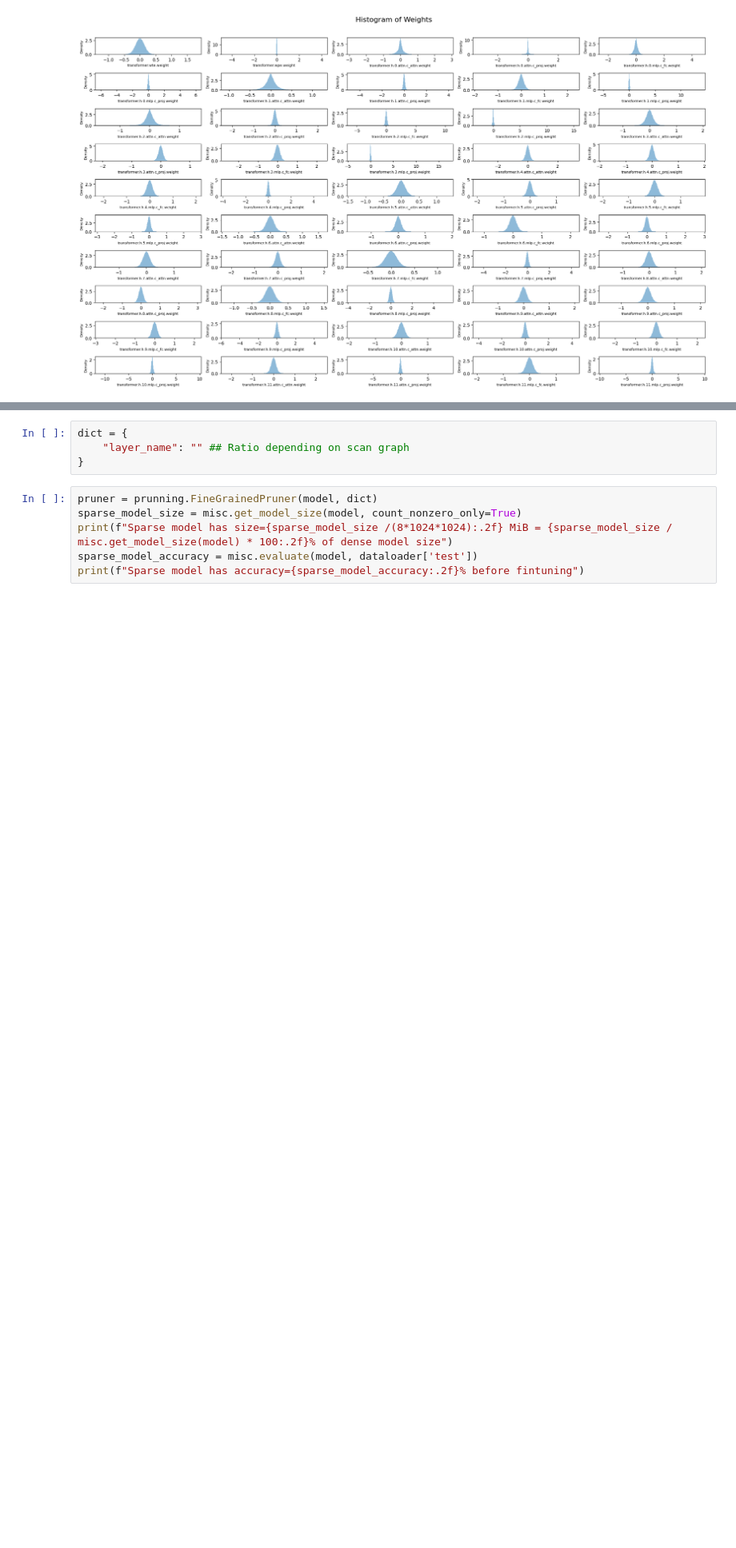
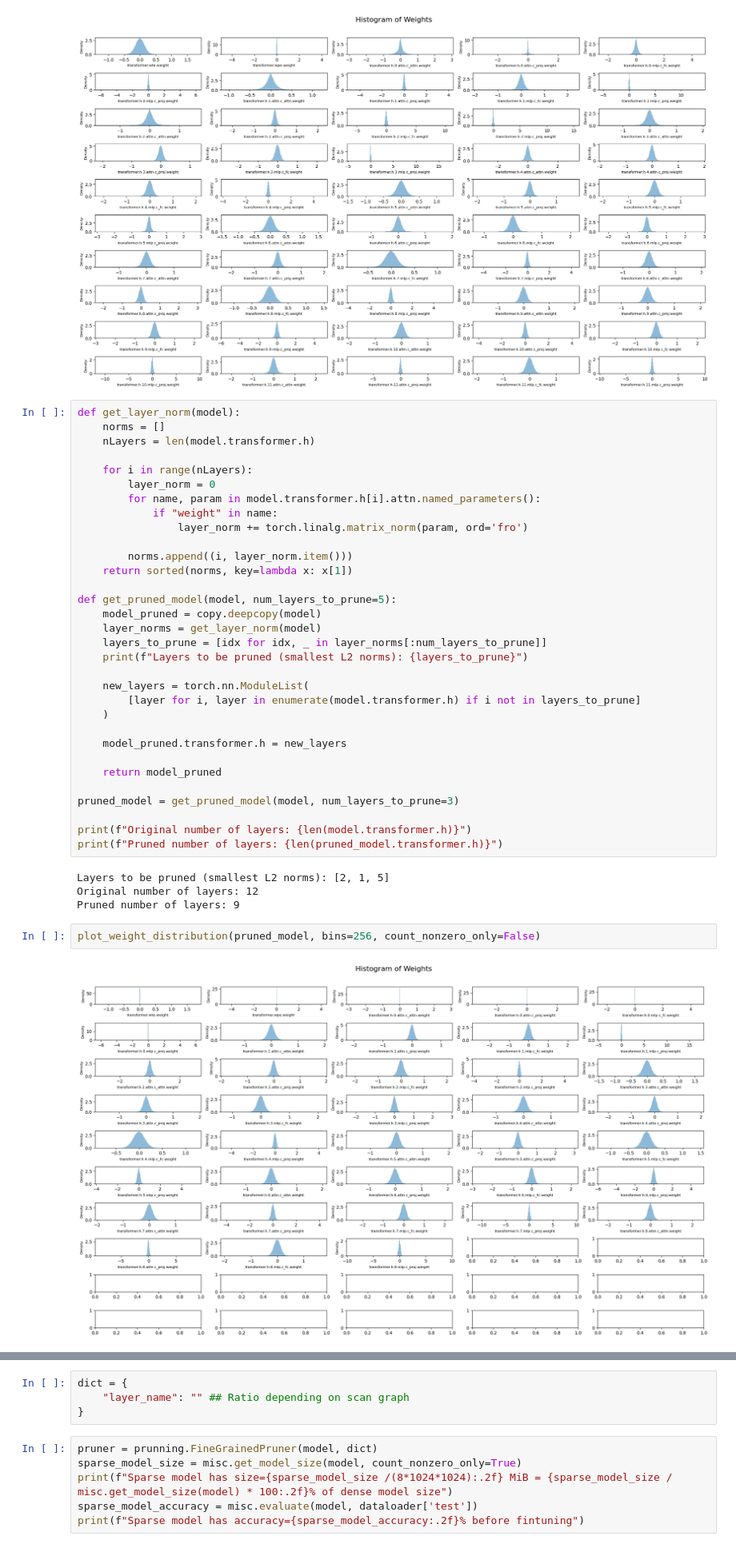
Before and after one commit to GSNikhil/LLM-Edge, a Jupyter notebook: main.ipynb, the cells around one changed output, grey strips where cells are left out. Shown at 80% size. Cells and saved outputs as stored; diff of their text form; blank space fills up the shorter version.

Commit message:
qwen model

```diff
--- a/main.ipynb
+++ b/main.ipynb
@@ -77,3 +78,43 @@ def plot_weight_distribution(model, bins=256, count_nonzero_only=False):
 plot_weight_distribution(model, bins=256, count_nonzero_only=False)
 # %% [output]
 [figure]
+# %%
+def get_layer_norm(model):
+    norms = []
+    nLayers = len(model.transformer.h)
+
+    for i in range(nLayers):
+        layer_norm = 0
+        for name, param in model.transformer.h[i].attn.named_parameters():
+            if "weight" in name:
+                layer_norm += torch.linalg.matrix_norm(param, ord='fro')
+
+        norms.append((i, layer_norm.item()))
+    return sorted(norms, key=lambda x: x[1])
+
+def get_pruned_model(model, num_layers_to_prune=5):
+    model_pruned = copy.deepcopy(model)
+    layer_norms = get_layer_norm(model)
+    layers_to_prune = [idx for idx, _ in layer_norms[:num_layers_to_prune]]
+    print(f"Layers to be pruned (smallest L2 norms): {layers_to_prune}")
+
+    new_layers = torch.nn.ModuleList(
+        [layer for i, layer in enumerate(model.transformer.h) if i not in layers_to_prune]
+    )
+
+    model_pruned.transformer.h = new_layers
+
+    return model_pruned
+
+pruned_model = get_pruned_model(model, num_layers_to_prune=3)
+
+print(f"Original number of layers: {len(model.transformer.h)}")
+print(f"Pruned number of layers: {len(pruned_model.transformer.h)}")
+# %% [output]
+Layers to be pruned (smallest L2 norms): [2, 1, 5]
+Original number of layers: 12
+Pruned number of layers: 9
+# %%
+plot_weight_distribution(pruned_model, bins=256, count_nonzero_only=False)
+# %% [output]
+[figure, added]
```
Also changed, not shown: parts of 7 cells of this notebook, 1 other file.
